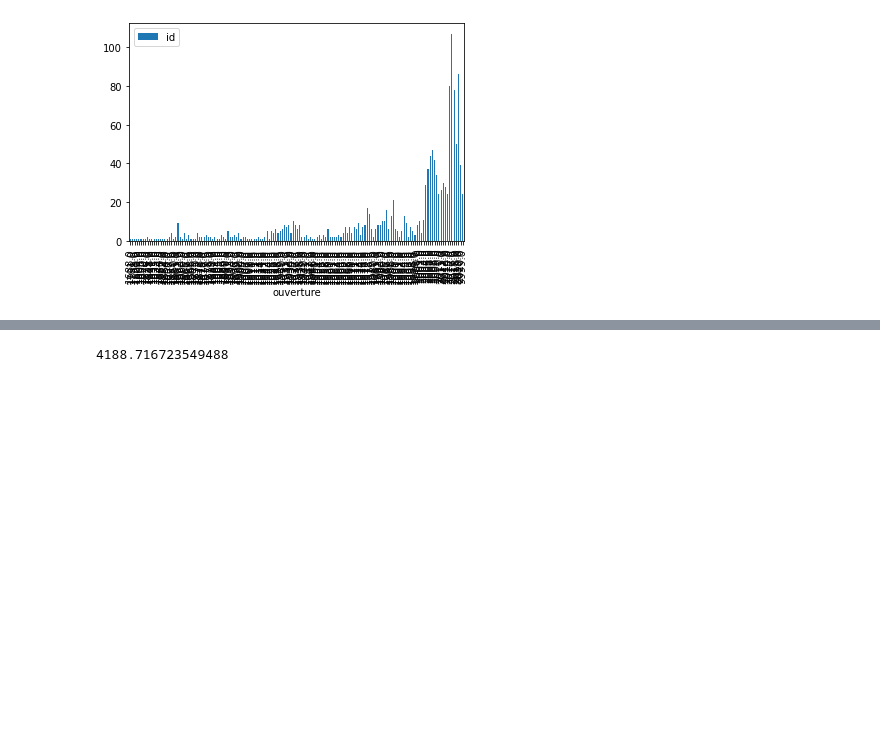
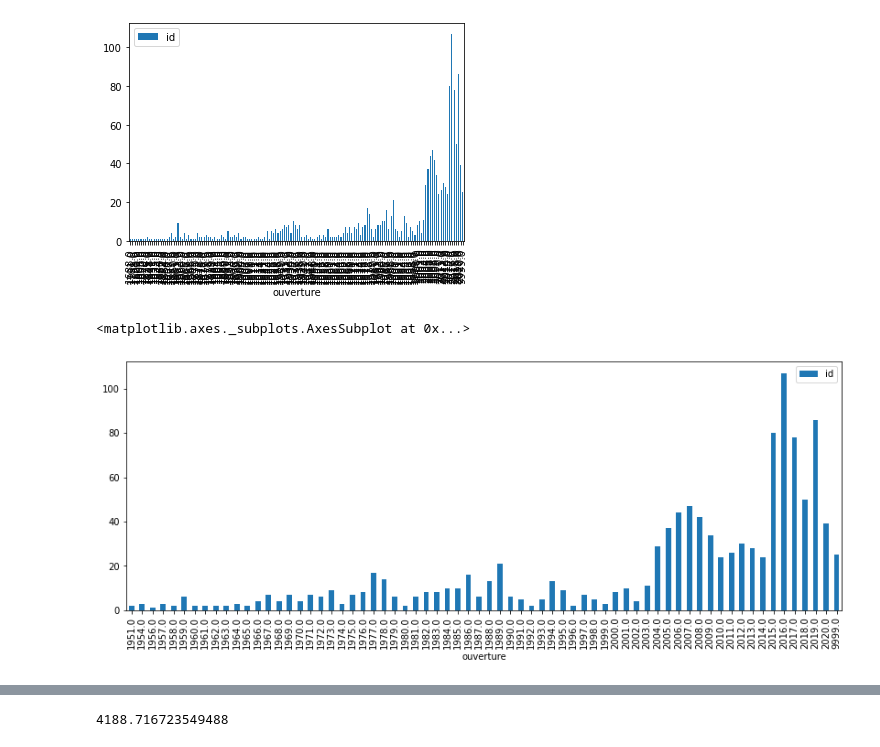
Before and after one commit to mastersigat/GeoPandas, a Jupyter notebook: Séance_1_(intro_Pandas).ipynb, the cells around one changed output, grey strips where cells are left out. Saved outputs shown, nothing was run; the diff lists cells and outputs as text; code cells hidden in the pictures; blank space fills up the shorter version.

```diff
--- a/Séance_1_(intro_Pandas).ipynb
+++ b/Séance_1_(intro_Pandas).ipynb
@@ -195,6 +155,15 @@ Anneeouverture.head()
 | 1800.0 | 1 |
 | 1804.0 | 1 |
 [figure]
+# %%
+# Regrouper par année d'ouverture depuis 1950
+
+Espacesverts1950 = EspacesvertsOk[(EspacesvertsOk["ouverture"] >1950)]
+Espacesvertsannee = Espacesverts1950[["ouverture", "id"]].groupby("ouverture").count()
+Espacesvertsannee.plot(figsize =(14,5), kind="bar")
+# %% [output]
+<matplotlib.axes._subplots.AxesSubplot at 0x...>
+[figure, added]
 # %%
 #Compter le nombre d'espaces vert par arrondissement
 
```
Also changed, not shown: parts of 22 cells of this notebook.
